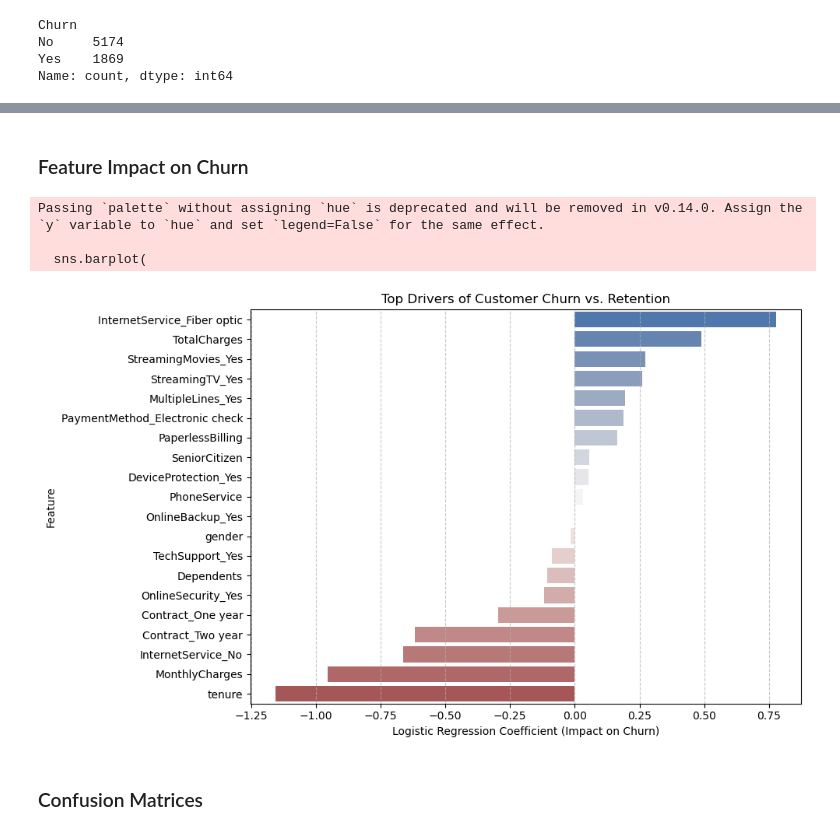
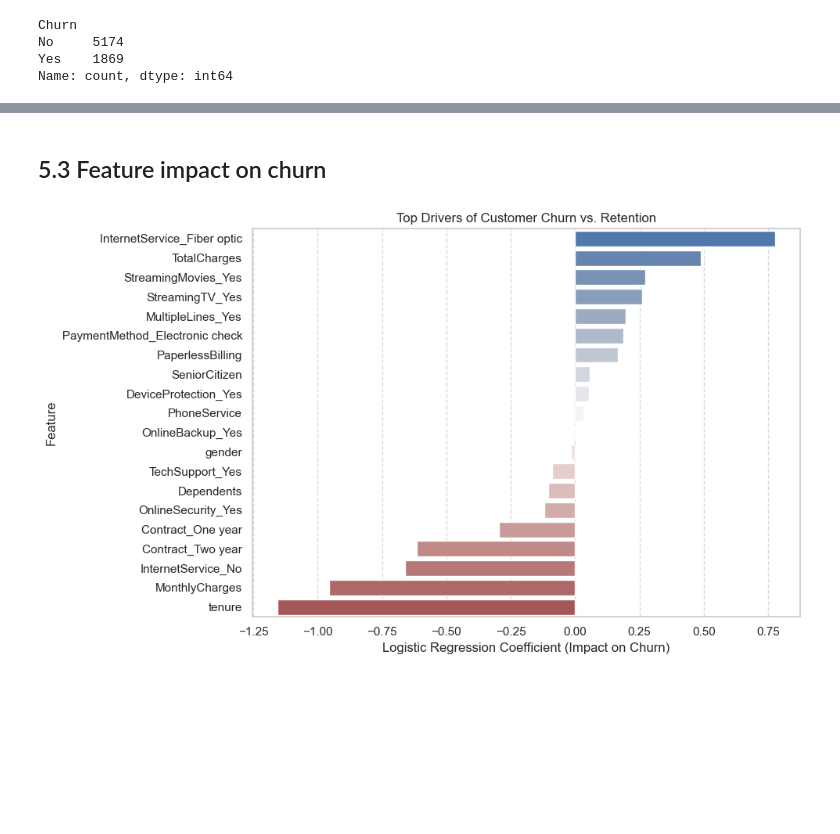
Before and after one commit to pchaher03/customer-churn-prediction-model, a Jupyter notebook: churn_predictor.ipynb, the cells around one changed output, grey strips where cells are left out. Saved outputs shown, nothing was run; the diff lists cells and outputs as text; code cells hidden in the pictures; blank space fills up the shorter version.

Commit message:
Main changes:
Added: README.md, requirements.txt, .gitignore. Upgraded: churn_predictor-ipnynb to make it more readable.

```diff
--- a/churn_predictor.ipynb
+++ b/churn_predictor.ipynb
@@ -244,33 +519,33 @@ weighted avg       0.78      0.79      0.78      1409
 # %% [markdown]
-### Feature Impact on Churn
+## 5.3 Feature impact on churn
 # %%
 # Extract coefficients from the logistic regression pipeline step
 model_step = lr_model.named_steps['logisticregression']
 feature_names = X.columns
 
 # Build a dataframe of feature weights
 coef_df = pd.DataFrame({
     'Feature': feature_names,
     'Coefficient': model_step.coef_[0]
 }).sort_values(by='Coefficient', ascending=False)
 
-# Plot top 10 churn drivers and top 10 retention drivers
+# Combine top 10 churn and retention drivers
+plot_data = pd.concat([coef_df.head(10), coef_df.tail(10)])
+
+# Plot top drivers
 plt.figure(figsize=(10, 6))
 sns.barplot(
-    data=pd.concat([coef_df.head(10), coef_df.tail(10)]),
+    data=plot_data,
     x='Coefficient',
     y='Feature',
-    palette='vlag'
+    hue='Feature',      # Fixed: Explicitly mapped hue to the y-axis variable
+    palette='vlag',
+    legend=False
 )
 plt.title('Top Drivers of Customer Churn vs. Retention')
 plt.xlabel('Logistic Regression Coefficient (Impact on Churn)')
 plt.grid(axis='x', linestyle='--', alpha=0.7)
 plt.tight_layout()
 plt.show()
 # %% [output]
-Passing `palette` without assigning `hue` is deprecated and will be removed in v0.14.0. Assign the `y` variable to `hue` and set `legend=False` for the same effect.
-
-  sns.barplot(
-[figure, old version]
+[figure, new version]
-# %% [markdown]
-### Confusion Matrices
```
Also changed, not shown: parts of 38 cells of this notebook, 5 other files.
